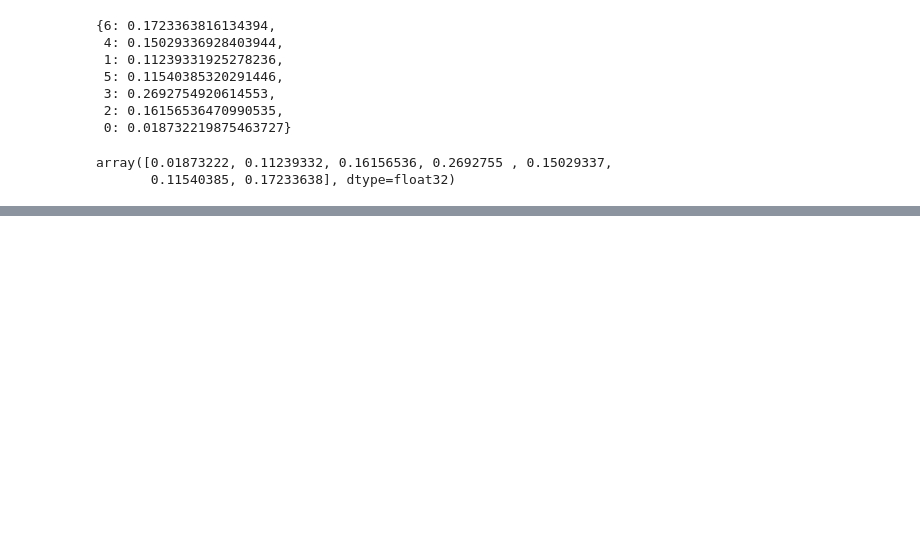
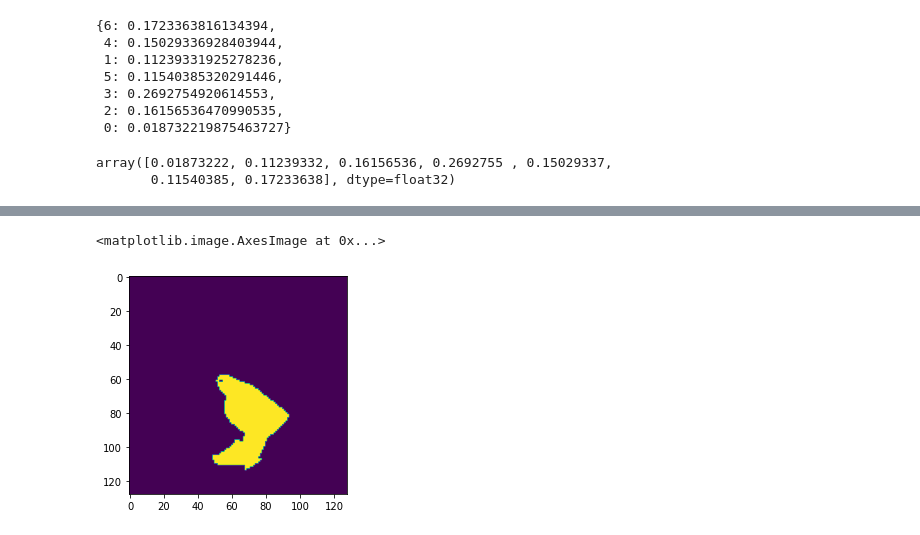
Before and after one commit to PawelPeczek/YetAnotherSegmentationExperiment, a Jupyter notebook: notebooks/UNet.ipynb, the cells around one changed output, grey strips where cells are left out. Drawn from its saved outputs; the diff is of its cells as text; code cells hidden in the pictures; blank space fills up the shorter version.

```diff
--- a/notebooks/UNet.ipynb
+++ b/notebooks/UNet.ipynb
@@ -175,0 +183,5 @@ np.max(prediction)
+# %%
+plt.imshow(prediction == 5)
+# %% [output]
+<matplotlib.image.AxesImage at 0x...>
+[figure, added]
```
Also changed, not shown: parts of 15 cells of this notebook, 5 other files.
